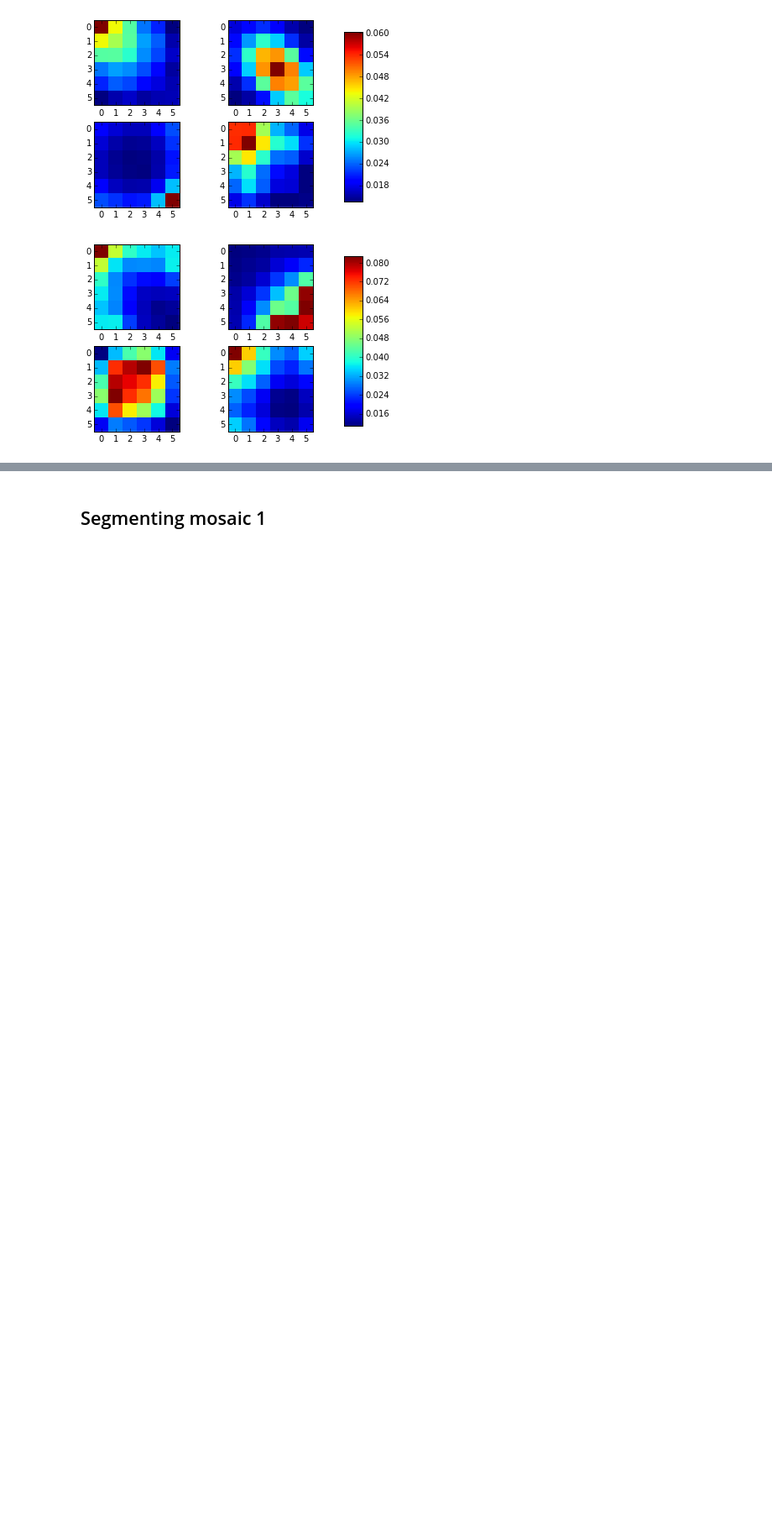
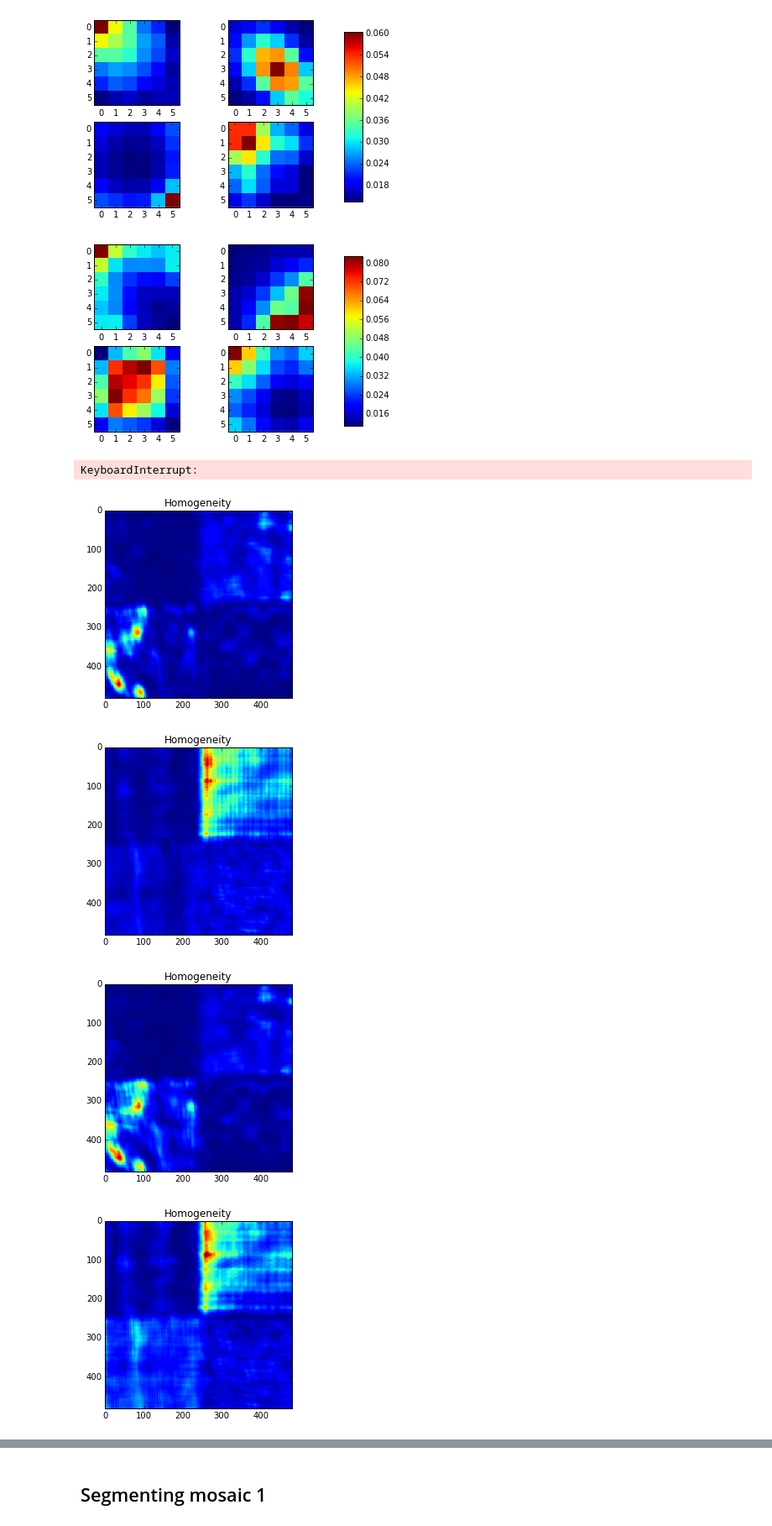
Before and after one commit to burk/inf4300, a Jupyter notebook: oblig1/analysis.ipynb, the cells around one changed output, grey strips where cells are left out. Shown at 84% size. Cells and saved outputs as stored; diff of their text form; code cells hidden in the pictures; blank space fills up the shorter version.

```diff
--- a/oblig1/analysis.ipynb
+++ b/oblig1/analysis.ipynb
@@ -102,14 +110,16 @@ viz_glcm(m2, dx=4, dy=4, levels=6)
 # %% [output]
 [figure]
 # %%
-g11 = glcm.glcm(m1, size=31, stride=1, levels=6, dx=3, dy=0)
-g12 = glcm.glcm(m2, size=31, stride=1, levels=6, dx=3, dy=0)
+g11 = glcm.glcm(m1, size=31, stride=3, levels=6, dx=3, dy=0)
+g12 = glcm.glcm(m2, size=31, stride=3, levels=6, dx=3, dy=0)
+# %% [output]
+KeyboardInterrupt:
 # %%
-g21 = glcm.glcm(m1, size=31, stride=1, levels=6, dx=0, dy=3)
-g22 = glcm.glcm(m2, size=31, stride=1, levels=6, dx=0, dy=3)
+g21 = glcm.glcm(m1, size=31, stride=3, levels=6, dx=0, dy=3)
+g22 = glcm.glcm(m2, size=31, stride=3, levels=6, dx=0, dy=3)
 # %%
-g31 = glcm.glcm(m1, size=41, stride=1, levels=10, dx=10, dy=0)
-g32 = glcm.glcm(m2, size=41, stride=1, levels=10, dx=10, dy=0)
+g31 = glcm.glcm(m1, size=41, stride=5, levels=10, dx=10, dy=0)
+g32 = glcm.glcm(m2, size=41, stride=5, levels=10, dx=10, dy=0)
 # %%
 hom11 = glcm.asm(g11)
 hom12 = glcm.asm(g12)
@@ -138,18 +148,26 @@ cls22 = glcm.cluster_shade(g22)
 cls31 = glcm.cluster_shade(g31)
 cls32 = glcm.cluster_shade(g32)
 # %%
-plt.figure(2, figsize=(20,8))
-plt.subplot(161)
 plt.imshow(hom11)
 plt.title("Homogeneity")
-plt.subplot(162)
+plt.show()
 plt.imshow(hom12)
-plt.subplot(163)
+plt.title("Homogeneity")
+plt.show()
 plt.imshow(hom21)
-plt.subplot(164)
+plt.title("Homogeneity")
+plt.show()
 plt.imshow(hom22)
-plt.subplot(165)
+plt.title("Homogeneity")
+plt.show()
 plt.imshow(hom31)
-plt.subplot(166)
+plt.title("Homogeneity")
+plt.show()
 plt.imshow(hom32)
+plt.title("Homogeneity")
 plt.show()
+# %% [output]
+[figure, added]
+[figure, added]
+[figure, added]
+[figure, added]
```
Also changed, not shown: parts of 10 cells of this notebook.
